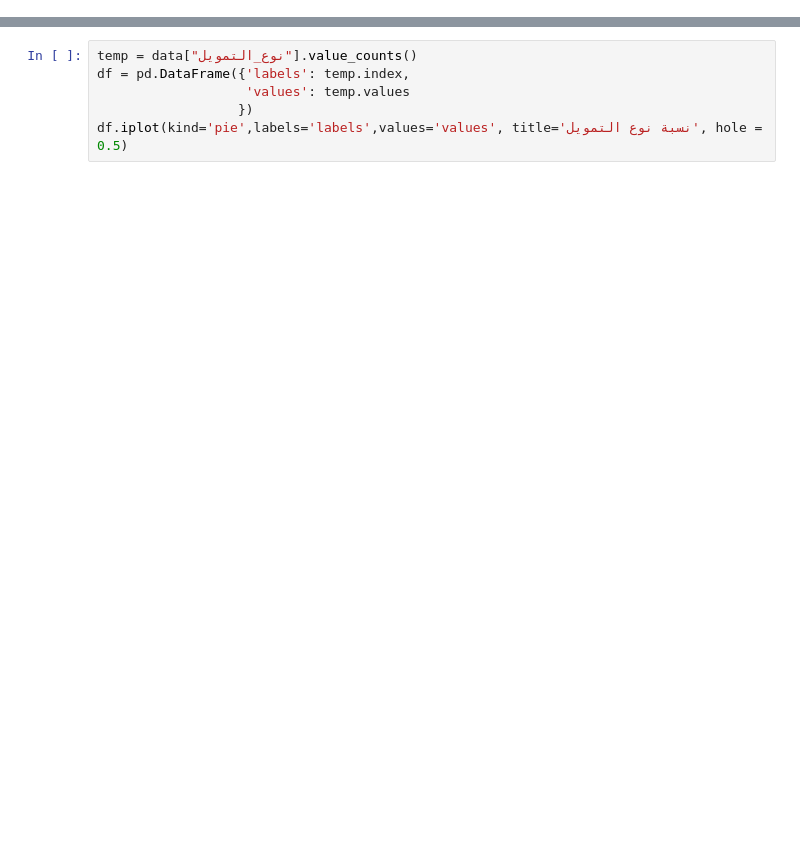
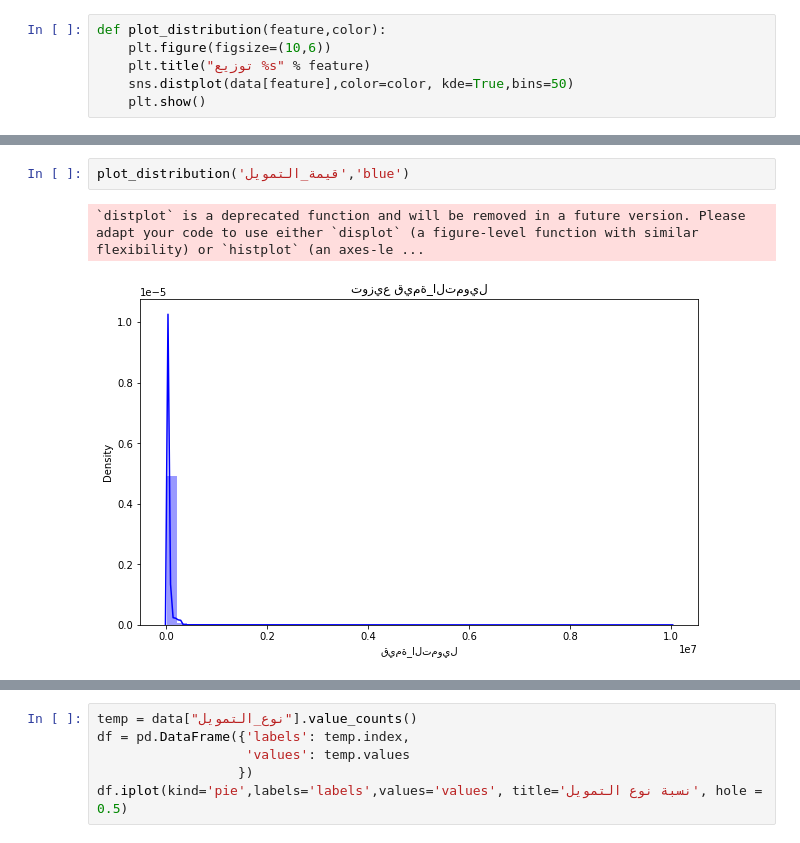
Before and after one commit to aeprogress/gov_banking_eda, a Jupyter notebook: src/lina_eda.ipynb, the cells around one changed output, grey strips where cells are left out. Drawn from its saved outputs; the diff is of its cells as text; blank space fills up the shorter version.

```diff
--- a/src/lina_eda.ipynb
+++ b/src/lina_eda.ipynb
@@ -37,0 +32,6 @@ ax = sns.distplot(data["قيمة_التمويل"])
+# %%
+def plot_distribution(feature,color):
+    plt.figure(figsize=(10,6))
+    plt.title("توزيع %s" % feature)
+    sns.distplot(data[feature],color=color, kde=True,bins=50)
+    plt.show()
@@ -37,0 +74,5 @@ ax = sns.distplot(data["قيمة_التمويل"])
+# %%
+plot_distribution('قيمة_التمويل','blue')
+# %% [output]
+`distplot` is a deprecated function and will be removed in a future version. Please adapt your code to use either `displot` (a figure-level function with similar flexibility) or `histplot` (an axes-le ...
+[figure, added]
```
Also changed, not shown: parts of 9 cells of this notebook.
